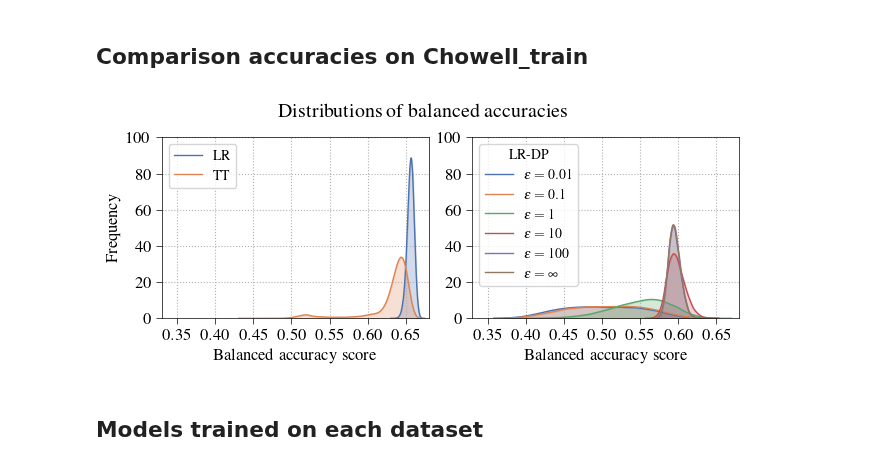
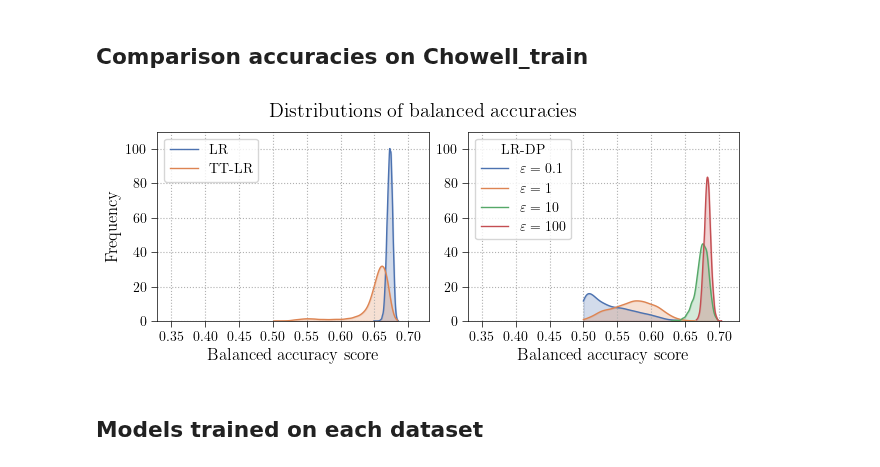
Before and after one commit to joserapa98/tns4loris, a Jupyter notebook: privacy/attacks.ipynb, the cells around one changed output. Cells and saved outputs as stored; diff of their text form; code cells hidden in the pictures.

```diff
--- a/privacy/attacks.ipynb
+++ b/privacy/attacks.ipynb
@@ -83,55 +83,75 @@ colors = palette#[0], palette[1], palette[2], palette
 
 model_names_dict = {
     'lr': 'LR',
-    'lr_priv': 'LR-BB',
-    'tt': 'TT'
+    'tt_lr': 'TT-LR'
 }
 
 fig, ax = plt.subplots(1, 2, figsize=(6.5, 2.75))
 
 
-# lr, lr-priv, tt
-for i, model_name in enumerate(['lr', 'tt']):
-    data_dir = os.path.join(cwd, 'results', 'datasets', model_name,
-                            scaler_type, model_type, 'params_multilabel.pt')
-    data = torch.load(data_dir, weights_only=True)
+# lr
+model_name = 'lr'
+data_dir = os.path.join(cwd, 'results', 'datasets', 'lr',
+                        scaler_type, model_type, 'params_multilabel.pt')
+data = torch.load(data_dir, weights_only=True)
 
-    mask = data['labels'][:, 0] == 1
-    accs = data['bal_accs'][mask]
+mask = data['labels'][:, 0] == 1
+accs = data['bal_accs'][mask]
 
-    data_plot = accs[:, -1].numpy()
+data_plot = accs[:, -1].numpy()
 
-    kde = gaussian_kde(data_plot)  # fits a smooth PDF
-    x = np.linspace(data_plot.min(), data_plot.max(), 100)
-    y = kde(x)
+kde = gaussian_kde(data_plot)  # fits a smooth PDF
+x = np.linspace(data_plot.min(), data_plot.max(), 100)
+y = kde(x)
 
-    ax[0].plot(x, y,
-               linewidth=1.,
-               color=colors[i],
-               label=model_names_dict[model_name])
-    ax[0].fill_between(x, y,
-                       alpha=0.25,
-                       color=colors[i])  # shadow below curve
+ax[0].plot(x, y,
+            linewidth=1.,
+            color=colors[0],
+            label=model_names_dict[model_name])
+ax[0].fill_between(x, y,
+                    alpha=0.25,
+                    color=colors[0])  # shadow below curve
+
+# tt_lr
+model_name = 'tt_lr'
+data_dir = os.path.join(cwd, 'results', 'datasets', model_name,
+                        scaler_type, model_type, 'params_multilabel_6.pt')
+data = torch.load(data_dir, weights_only=True)
+
+mask = data['labels'][:, 0] == 1
+accs = data['bal_accs'][mask]
+
+data_plot = accs[:, -1].numpy()
+
+kde = gaussian_kde(data_plot)  # fits a smooth PDF
+x = np.linspace(data_plot.min(), data_plot.max(), 100)
+y = kde(x)
+
+ax[0].plot(x, y,
+            linewidth=1.,
+            color=colors[1],
+            label=model_names_dict[model_name])
+ax[0].fill_between(x, y,
+                    alpha=0.25,
+                    color=colors[1])  # shadow below curve
 
 ax[0].set_xlabel('Balanced accuracy score')
 ax[0].set_ylabel('Frequency')
-ax[0].set_ylim(0, 100)
-ax[0].set_xlim(0.33, 0.68)
-ax[0].set_xticks(torch.arange(0.35, 0.70, 0.05))
+ax[0].set_ylim(0, 110)
+ax[0].set_xlim(0.33, 0.73)
+ax[0].set_xticks(torch.arange(0.35, 0.75, 0.05))
 ax[0].grid(True, zorder=-1, linestyle=':')
 
 ax[0].legend()
 
 
 # lr_dp
-epsilon_list = [0.01, 0.1, 1.0, 10.0, 100.0, float('inf')]
+epsilon_list = [0.1, 1.0, 10.0, 100.0]
 epsilon_dict = {
-    0.01  : '0.01',
     0.1   : '0.1',
     1.0   : '1',
     10.0  : '10',
-    100.0 : '100',
-    float('inf') : r'\infty'}
+    100.0 : '100'}
 for i, epsilon in enumerate(epsilon_list):
     data_dir = os.path.join(cwd, 'results', 'datasets', 'lr_dp',
                             scaler_type, model_type,
@@ -139,39 +159,39 @@ for i, epsilon in enumerate(epsilon_list):
     data = torch.load(data_dir, weights_only=True)
 
     mask = data['labels'][:, 0] == 1
     accs = data['bal_accs'][mask]
 
     data_plot = accs[:, 0].numpy()
 
     kde = gaussian_kde(data_plot)  # fits a smooth PDF
     x = np.linspace(data_plot.min(), data_plot.max(), 100)
     y = kde(x)
 
     ax[1].plot(x, y,
                linewidth=1.,
                color=colors[i],
                label=fr'$\varepsilon={epsilon_dict[epsilon]}$')
     ax[1].fill_between(x, y,
                        alpha=0.25,
                        color=colors[i])  # shadow below curve
 
 ax[1].set_xlabel('Balanced accuracy score')
-ax[1].set_ylim(0, 100)
-ax[1].set_xlim(0.33, 0.68)
-ax[1].set_xticks(torch.arange(0.35, 0.70, 0.05))
+ax[1].set_ylim(0, 110)
+ax[1].set_xlim(0.33, 0.73)
+ax[1].set_xticks(torch.arange(0.35, 0.75, 0.05))
 ax[1].grid(True, zorder=-1, linestyle=':')
 
 ax[1].legend(title='LR-DP')
 
 fig.suptitle('Distributions of balanced accuracies')
 
 # Show plot
 plt.tight_layout(pad=0.5)
-plt.savefig(os.path.join(figures_dir, 'accuracies_chowell_train.pdf'),
-            bbox_inches='tight')
+# plt.savefig(os.path.join(figures_dir, 'accuracies_chowell_train.pdf'),
+#             bbox_inches='tight')
 plt.show()
 # %% [output]
-[figure, old version]
+[figure, new version]
 # %% [markdown]
 ## Models trained on each dataset
 # %%
```
Also changed, not shown: parts of 90 cells of this notebook, 2 other files.
